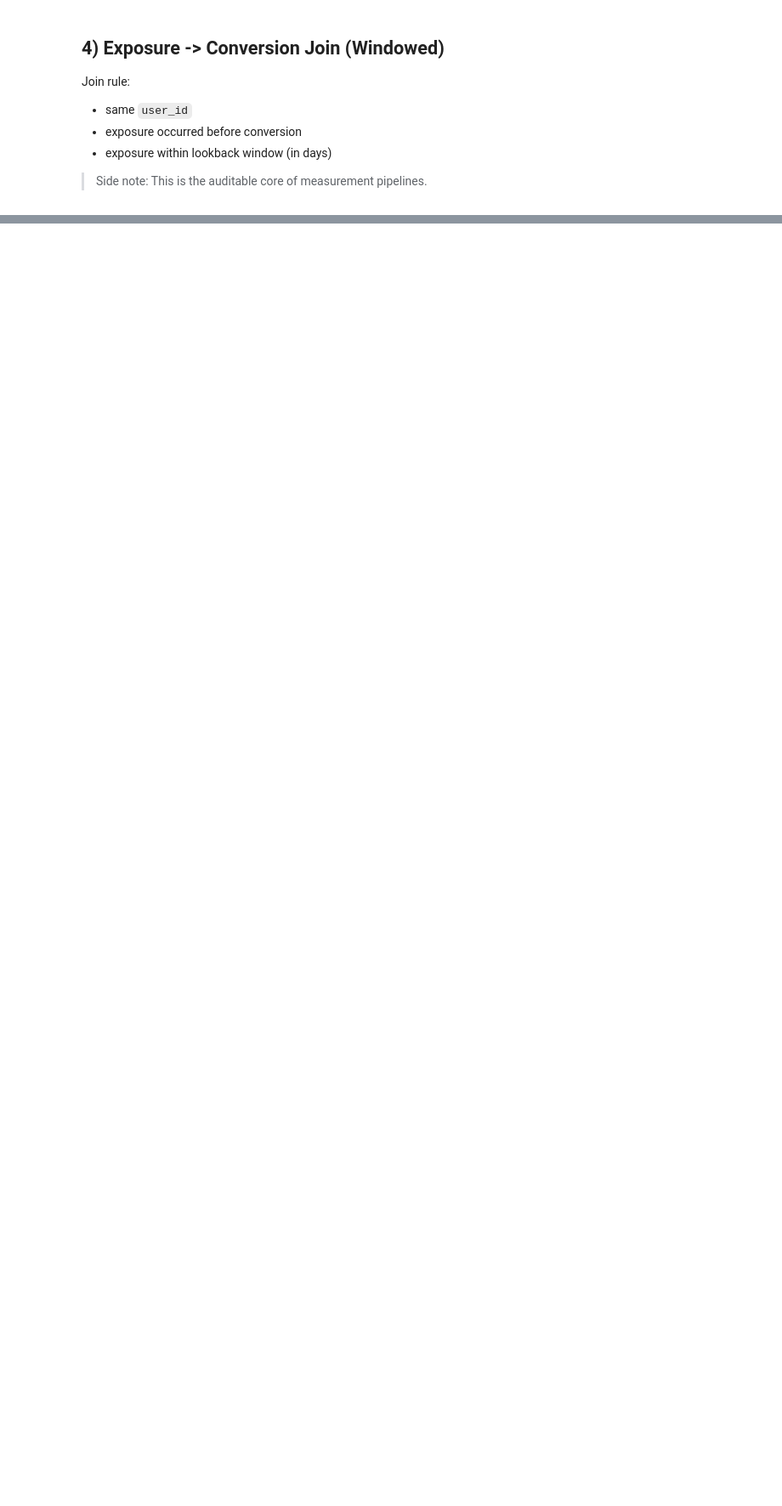
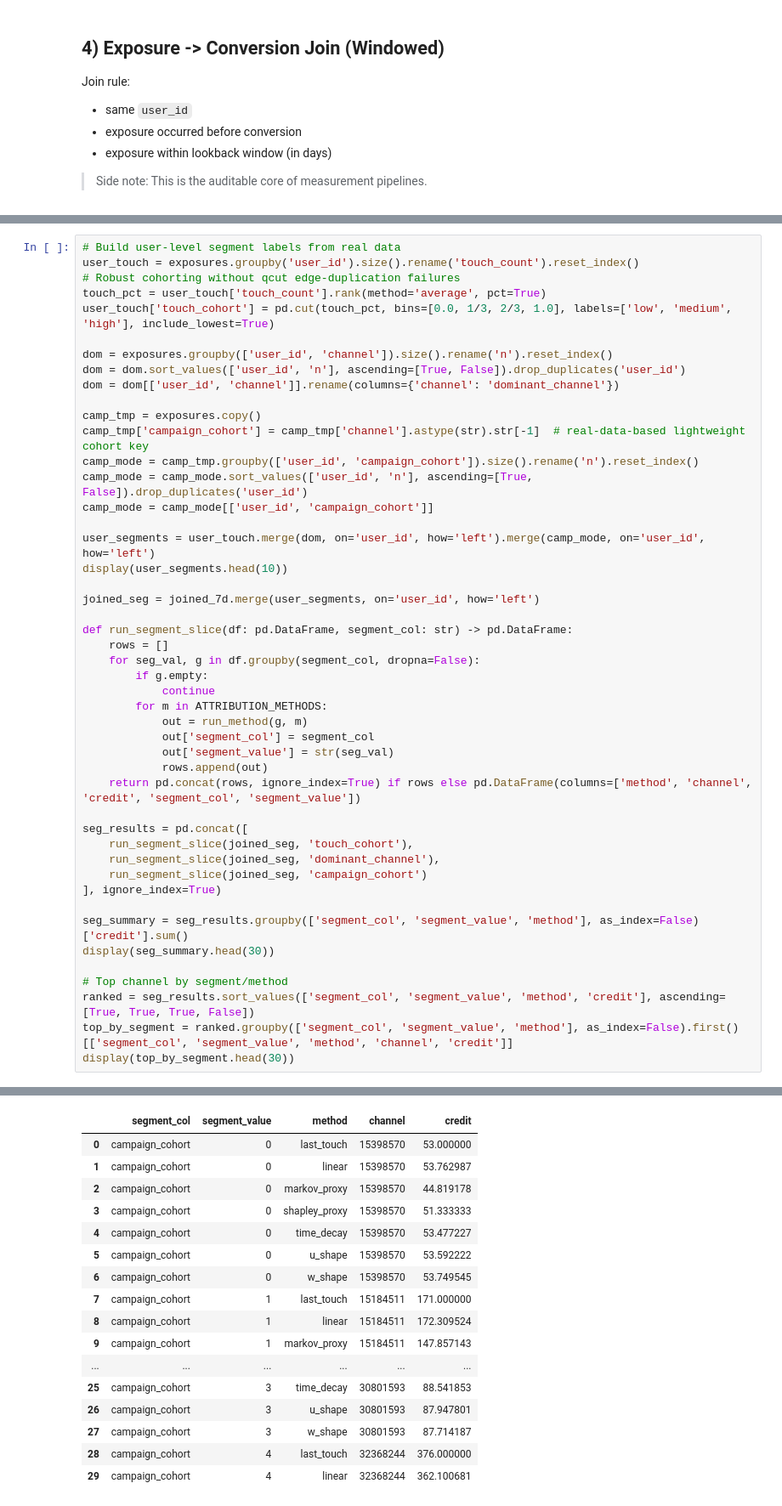
Before and after one commit to leninworld/kafka-streaming-pipeline-delta-lake, a Jupyter notebook: notebooks/exposure_conversion_join.executed.ipynb, the cells around one changed output, grey strips where cells are left out. Shown at 85% size. Cells and saved outputs as stored; diff of their text form; blank space fills up the shorter version.

```diff
--- a/notebooks/exposure_conversion_join.executed.ipynb
+++ b/notebooks/exposure_conversion_join.executed.ipynb
@@ -364,0 +463,48 @@ Unique conversions: 3357
+# %%
+# Build user-level segment labels from real data
+user_touch = exposures.groupby('user_id').size().rename('touch_count').reset_index()
+# Robust cohorting without qcut edge-duplication failures
+touch_pct = user_touch['touch_count'].rank(method='average', pct=True)
+user_touch['touch_cohort'] = pd.cut(touch_pct, bins=[0.0, 1/3, 2/3, 1.0], labels=['low', 'medium', 'high'], include_lowest=True)
+
+dom = exposures.groupby(['user_id', 'channel']).size().rename('n').reset_index()
+dom = dom.sort_values(['user_id', 'n'], ascending=[True, False]).drop_duplicates('user_id')
+dom = dom[['user_id', 'channel']].rename(columns={'channel': 'dominant_channel'})
+
+camp_tmp = exposures.copy()
+camp_tmp['campaign_cohort'] = camp_tmp['channel'].astype(str).str[-1]  # real-data-based lightweight cohort key
+camp_mode = camp_tmp.groupby(['user_id', 'campaign_cohort']).size().rename('n').reset_index()
+camp_mode = camp_mode.sort_values(['user_id', 'n'], ascending=[True, False]).drop_duplicates('user_id')
+camp_mode = camp_mode[['user_id', 'campaign_cohort']]
+
+user_segments = user_touch.merge(dom, on='user_id', how='left').merge(camp_mode, on='user_id', how='left')
+display(user_segments.head(10))
+
+joined_seg = joined_7d.merge(user_segments, on='user_id', how='left')
+
+def run_segment_slice(df: pd.DataFrame, segment_col: str) -> pd.DataFrame:
+    rows = []
+    for seg_val, g in df.groupby(segment_col, dropna=False):
+        if g.empty:
+            continue
+        for m in ATTRIBUTION_METHODS:
+            out = run_method(g, m)
+            out['segment_col'] = segment_col
+            out['segment_value'] = str(seg_val)
+            rows.append(out)
+    return pd.concat(rows, ignore_index=True) if rows else pd.DataFrame(columns=['method', 'channel', 'credit', 'segment_col', 'segment_value'])
+
+seg_results = pd.concat([
+    run_segment_slice(joined_seg, 'touch_cohort'),
+    run_segment_slice(joined_seg, 'dominant_channel'),
+    run_segment_slice(joined_seg, 'campaign_cohort')
+], ignore_index=True)
+
+seg_summary = seg_results.groupby(['segment_col', 'segment_value', 'method'], as_index=False)['credit'].sum()
+display(seg_summary.head(30))
+
+# Top channel by segment/method
+ranked = seg_results.sort_values(['segment_col', 'segment_value', 'method', 'credit'], ascending=[True, True, True, False])
+top_by_segment = ranked.groupby(['segment_col', 'segment_value', 'method'], as_index=False).first()[['segment_col', 'segment_value', 'method', 'channel', 'credit']]
+display(top_by_segment.head(30))
+# %% [output]
@@ -364,0 +539,17 @@ Unique conversions: 3357
+|  | segment_col | segment_value | method | channel | credit |
+| 0 | campaign_cohort | 0 | last_touch | 15398570 | 53.000000 |
+| 1 | campaign_cohort | 0 | linear | 15398570 | 53.762987 |
+| 2 | campaign_cohort | 0 | markov_proxy | 15398570 | 44.819178 |
+| 3 | campaign_cohort | 0 | shapley_proxy | 15398570 | 51.333333 |
+| 4 | campaign_cohort | 0 | time_decay | 15398570 | 53.477227 |
+| 5 | campaign_cohort | 0 | u_shape | 15398570 | 53.592222 |
+| 6 | campaign_cohort | 0 | w_shape | 15398570 | 53.749545 |
+| 7 | campaign_cohort | 1 | last_touch | 15184511 | 171.000000 |
+| 8 | campaign_cohort | 1 | linear | 15184511 | 172.309524 |
+| 9 | campaign_cohort | 1 | markov_proxy | 15184511 | 147.857143 |
+| ... | ... | ... | ... | ... | ... |
+| 25 | campaign_cohort | 3 | time_decay | 30801593 | 88.541853 |
+| 26 | campaign_cohort | 3 | u_shape | 30801593 | 87.947801 |
+| 27 | campaign_cohort | 3 | w_shape | 30801593 | 87.714187 |
+| 28 | campaign_cohort | 4 | last_touch | 32368244 | 376.000000 |
+| 29 | campaign_cohort | 4 | linear | 32368244 | 362.100681 |
```
Also changed, not shown: parts of 23 cells of this notebook, 1 other file.
